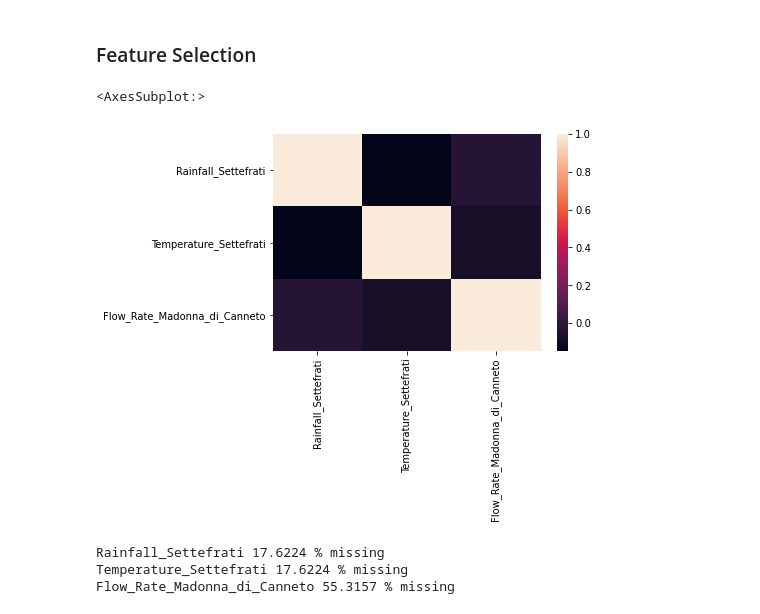
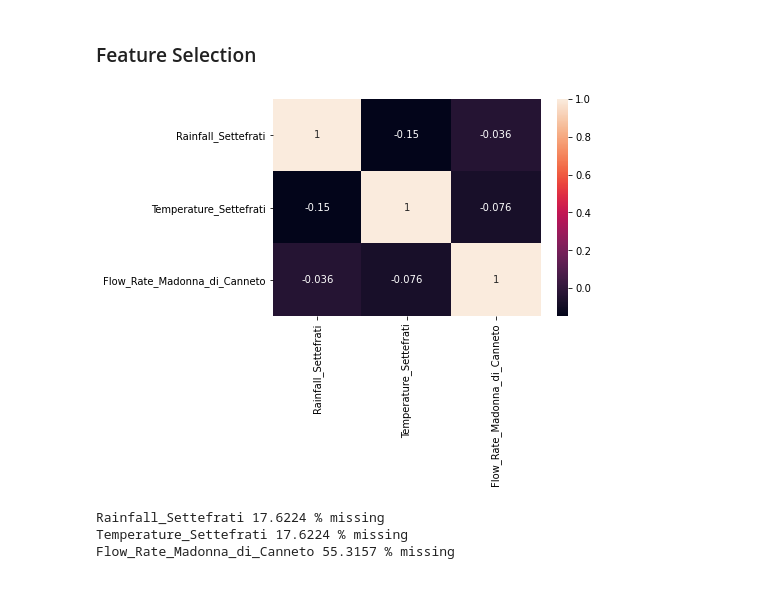
Before and after one commit to Himanth-Venati/Acea_Smart_Water_Analytics_ML, a Jupyter notebook: Acea_Smart_Water_Analytics_River_WS_Madonna_di_Canneto.ipynb, the cells around one changed output. Drawn from its saved outputs; the diff is of its cells as text; code cells hidden in the pictures.

```diff
--- a/Acea_Smart_Water_Analytics_River_WS_Madonna_di_Canneto.ipynb
+++ b/Acea_Smart_Water_Analytics_River_WS_Madonna_di_Canneto.ipynb
@@ -67,11 +67,13 @@ data=Water_Spring_Madonna_di_Canneto.copy()
 data.drop('Date',axis=1,inplace=True)
 # %% [markdown]
 ### Feature Selection
-# %%
-sns.heatmap(data.corr())
-# %% [output]
-<AxesSubplot:>
-[figure, removed]
+# %%
+#sns.heatmap(data.corr())
+plt.figure(figsize=(6, 4))
+sns.heatmap(data.corr(), annot = True)
+plt.show()
+# %% [output]
+[figure, added]
 # %%
 file = Water_Spring_Madonna_di_Canneto
 features_nan=[features for features in file.columns if file[features].isnull().sum()>1 and file[features].dtypes!='O']
```
Also changed, not shown: parts of 4 cells of this notebook.
